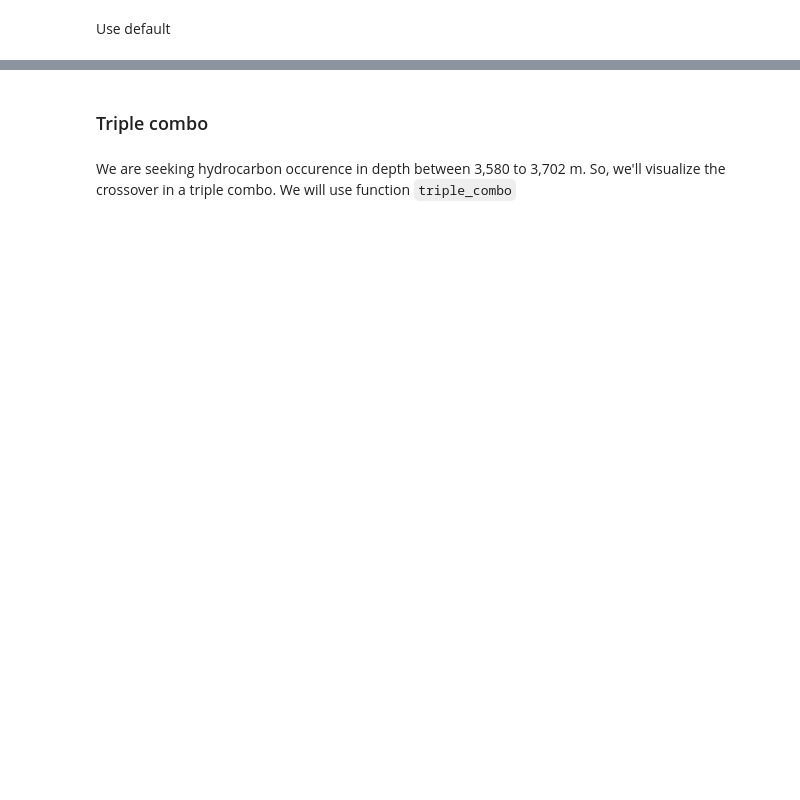
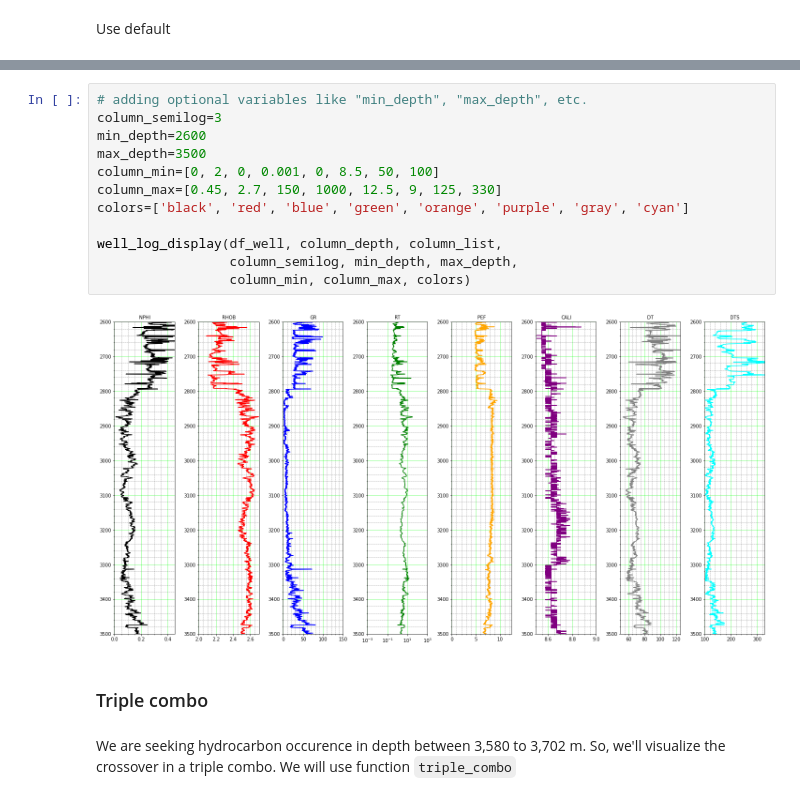
Before and after one commit to yohanesnuwara/python-bootcamp-for-geoengineers, a Jupyter notebook: EnP_training/session3_formation_evaluation_training.ipynb, the cells around one changed output, grey strips where cells are left out. Drawn from its saved outputs; the diff is of its cells as text; blank space fills up the shorter version.

```diff
--- a/EnP_training/session3_formation_evaluation_training.ipynb
+++ b/EnP_training/session3_formation_evaluation_training.ipynb
@@ -86,3 +266,17 @@ Make the visualization looks better (adding the optional variables)
+# %%
+# adding optional variables like "min_depth", "max_depth", etc.
+column_semilog=3
+min_depth=2600
+max_depth=3500
+column_min=[0, 2, 0, 0.001, 0, 8.5, 50, 100]
+column_max=[0.45, 2.7, 150, 1000, 12.5, 9, 125, 330]
+colors=['black', 'red', 'blue', 'green', 'orange', 'purple', 'gray', 'cyan']
+
+well_log_display(df_well, column_depth, column_list,
+                 column_semilog, min_depth, max_depth,
+                 column_min, column_max, colors)
+# %% [output]
+[figure, added]
 # %% [markdown]
 ### Triple combo
 # %% [markdown]
```
Also changed, not shown: parts of 49 cells of this notebook.
